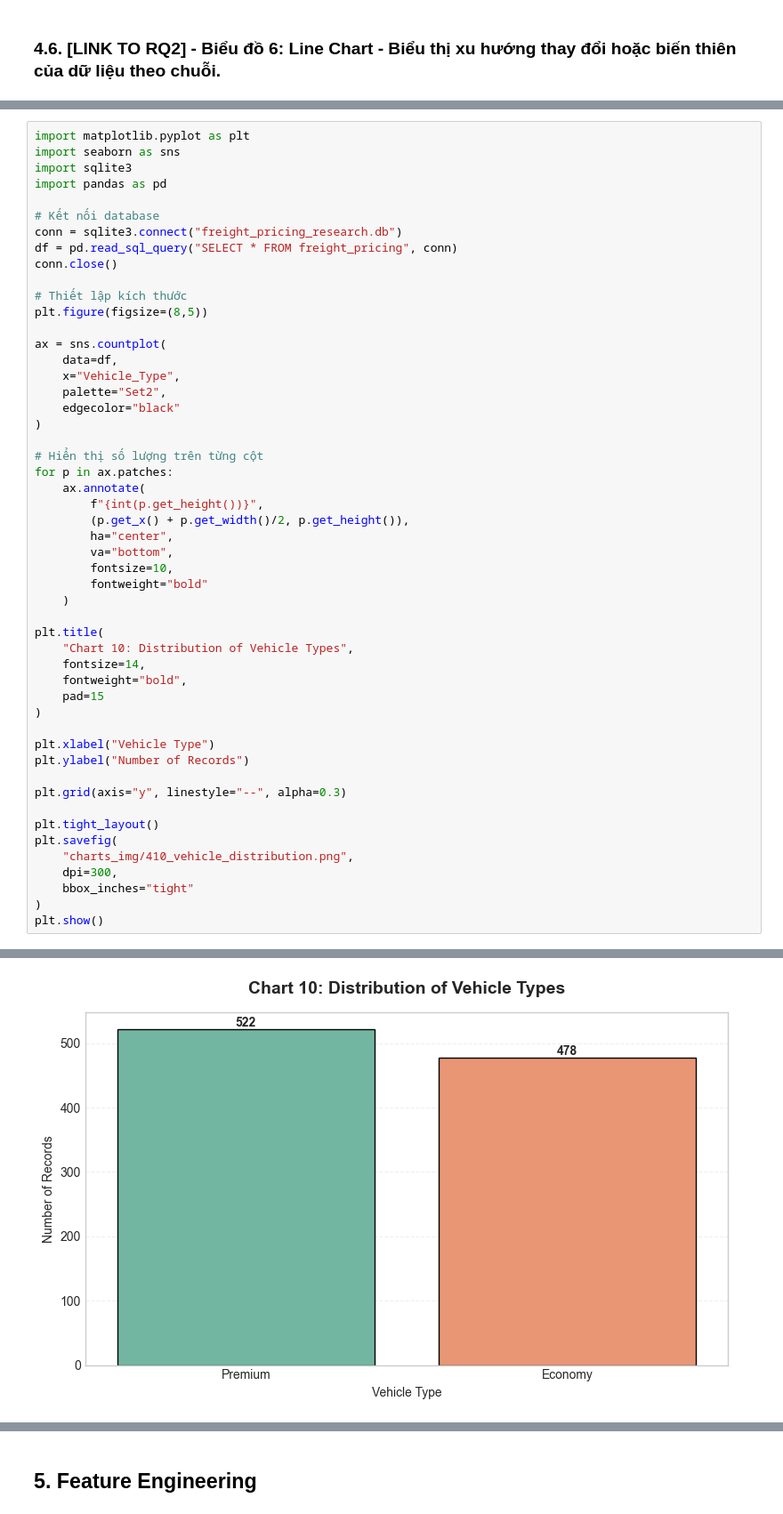
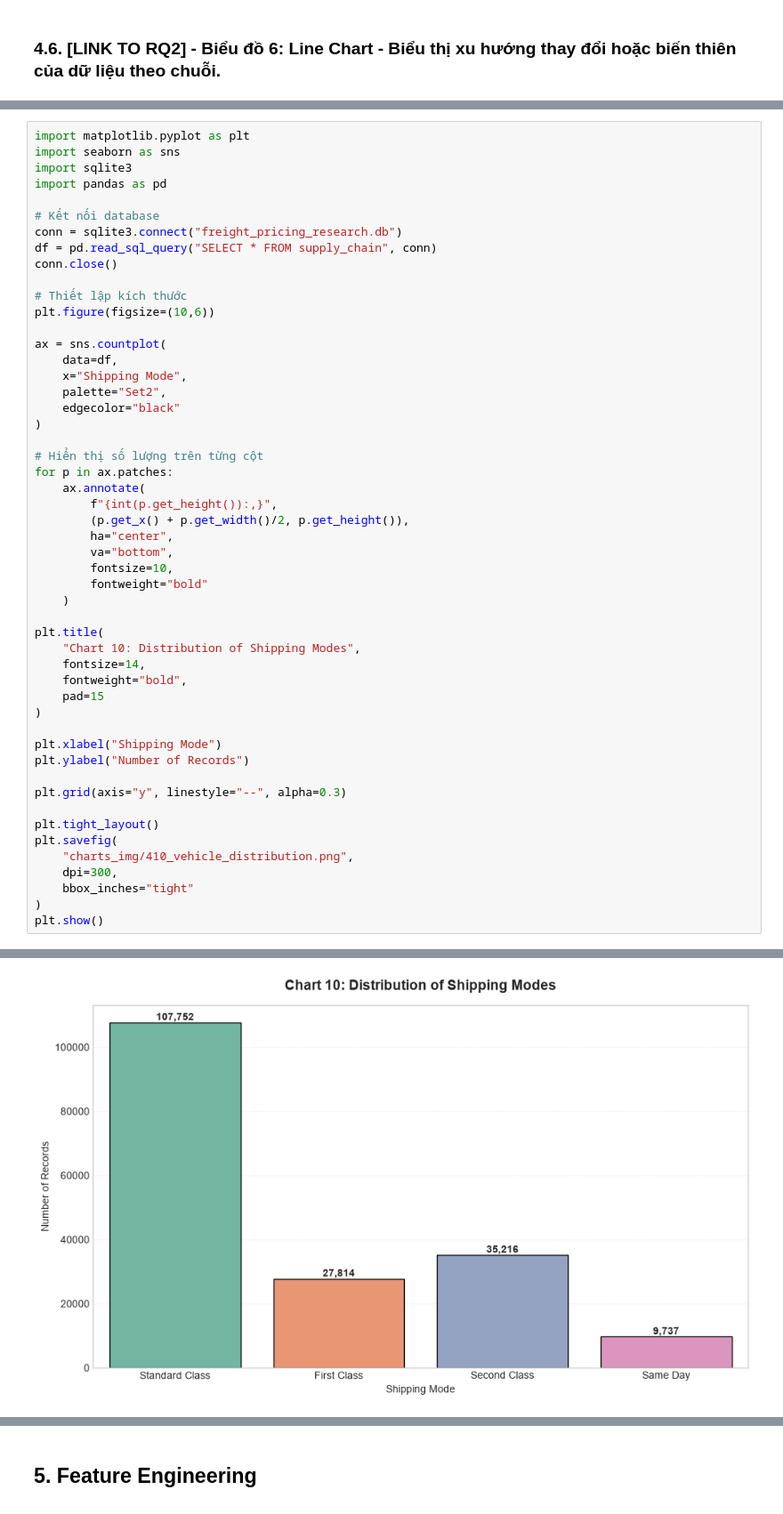
Before and after one commit to trietnguyen2611/Dynamic_Pricing, a Jupyter notebook: Group_7_AI_Driven_Dynamic_Pricing_in_Freight_&_Shipping_Logistics.ipynb, the cells around one changed output, grey strips where cells are left out. Shown at 89% size. Cells and saved outputs as stored; diff of their text form.

```diff
--- a/Group_7_AI_Driven_Dynamic_Pricing_in_Freight_&_Shipping_Logistics.ipynb
+++ b/Group_7_AI_Driven_Dynamic_Pricing_in_Freight_&_Shipping_Logistics.ipynb
@@ -1097,15 +1118,15 @@ import pandas as pd
 
 # Kết nối database
 conn = sqlite3.connect("freight_pricing_research.db")
-df = pd.read_sql_query("SELECT * FROM freight_pricing", conn)
+df = pd.read_sql_query("SELECT * FROM supply_chain", conn)
 conn.close()
 
 # Thiết lập kích thước
-plt.figure(figsize=(8,5))
+plt.figure(figsize=(10,6))
 
 ax = sns.countplot(
     data=df,
-    x="Vehicle_Type",
+    x="Shipping Mode",
     palette="Set2",
     edgecolor="black"
 )
@@ -1113,35 +1134,35 @@ ax = sns.countplot(
 # Hiển thị số lượng trên từng cột
 for p in ax.patches:
     ax.annotate(
-        f"{int(p.get_height())}",
+        f"{int(p.get_height()):,}",
         (p.get_x() + p.get_width()/2, p.get_height()),
         ha="center",
         va="bottom",
         fontsize=10,
         fontweight="bold"
     )
 
 plt.title(
-    "Chart 10: Distribution of Vehicle Types",
+    "Chart 10: Distribution of Shipping Modes",
     fontsize=14,
     fontweight="bold",
     pad=15
 )
 
-plt.xlabel("Vehicle Type")
+plt.xlabel("Shipping Mode")
 plt.ylabel("Number of Records")
 
 plt.grid(axis="y", linestyle="--", alpha=0.3)
 
 plt.tight_layout()
 plt.savefig(
     "charts_img/410_vehicle_distribution.png",
     dpi=300,
     bbox_inches="tight"
 )
 plt.show()
 # %% [output]
 Passing `palette` without assigning `hue` is deprecated and will be removed in v0.14.0. Assign the `x` variable to `hue` and set `legend=False` for the same effect.
 
   ax = sns.countplot(
-[figure, old version]
+[figure, new version]
```
Also changed, not shown: parts of 33 cells of this notebook, 12 other files.
